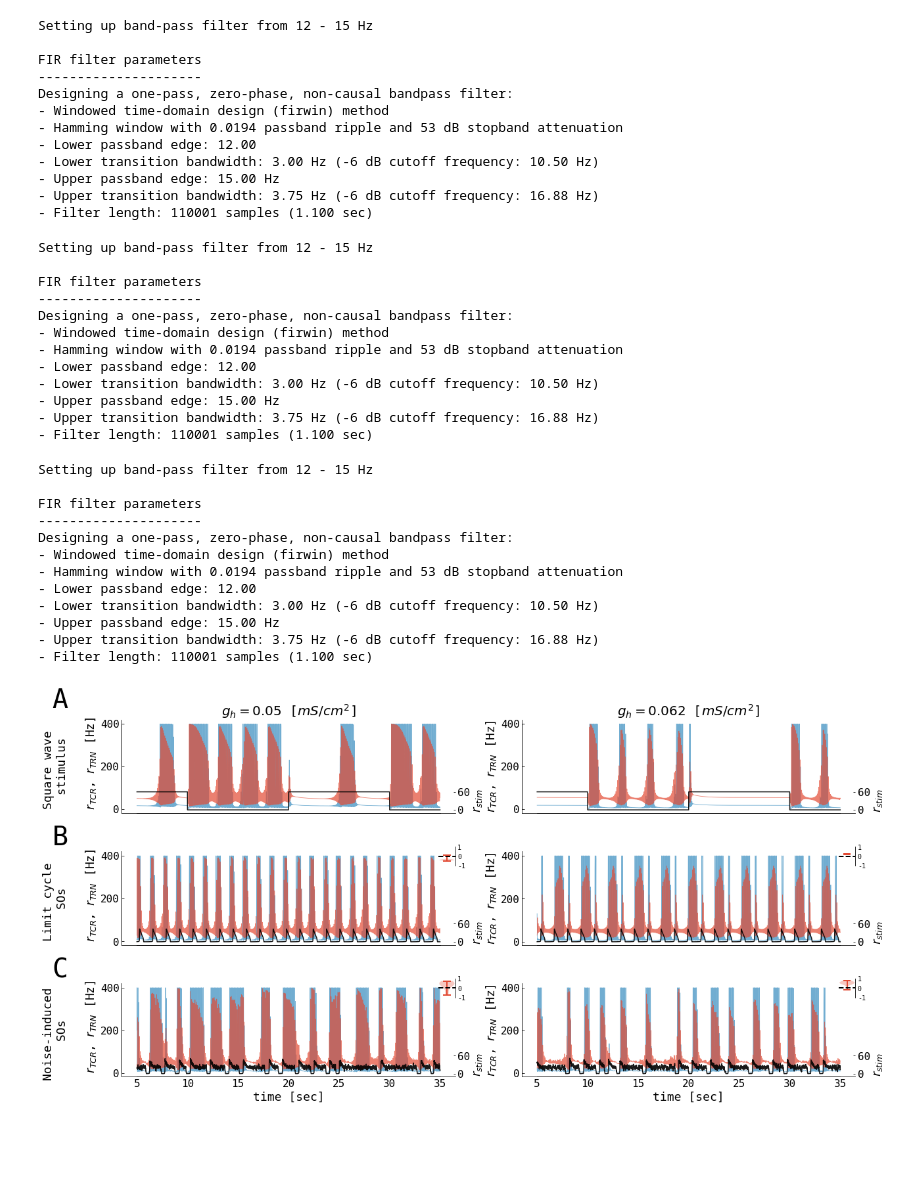
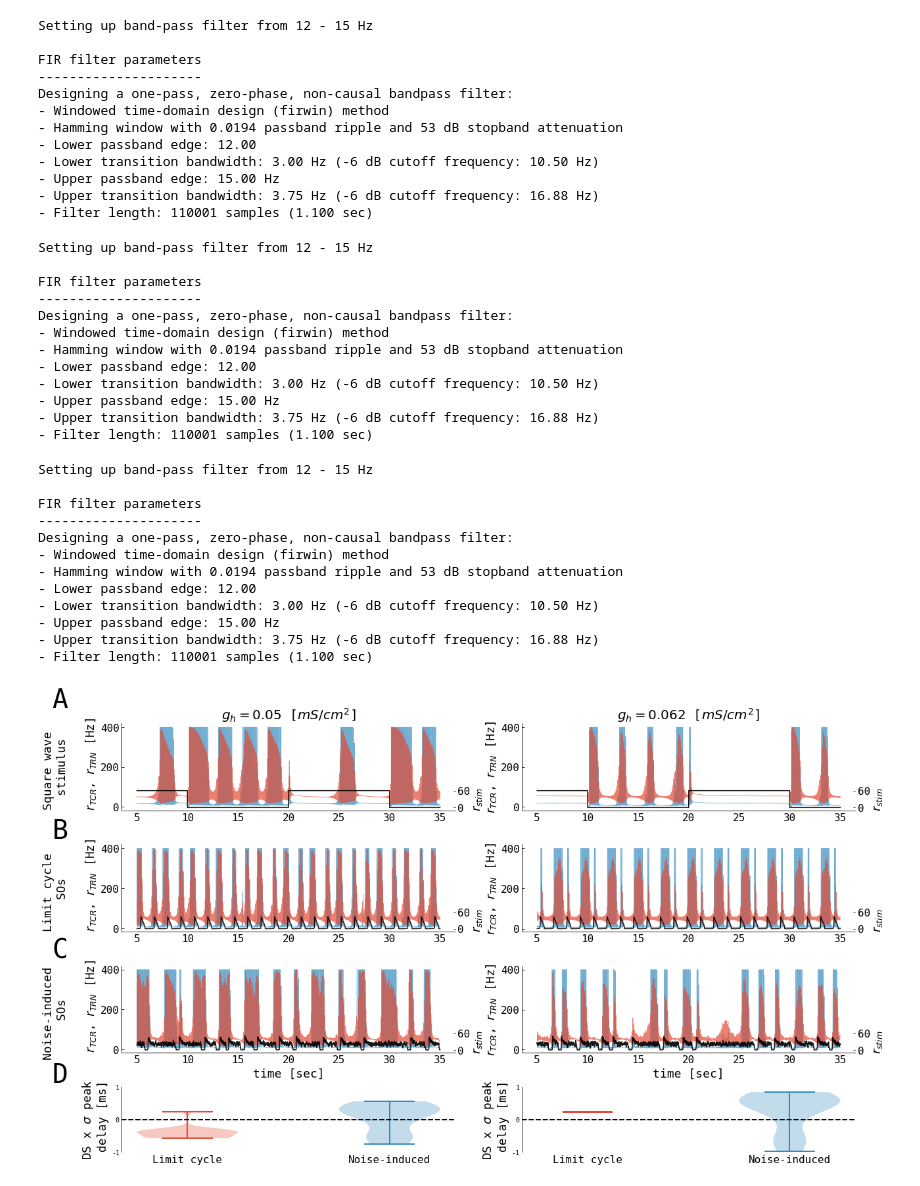
Before and after one commit to jajcayn/thalamocortical_model_study, a Jupyter notebook: fig6 - thalamus_square_stim_ts.ipynb, the cells around one changed output. Saved outputs shown, nothing was run; the diff lists cells and outputs as text; code cells hidden in the pictures; blank space fills up the shorter version.

```diff
--- a/fig6 - thalamus_square_stim_ts.ipynb
+++ b/fig6 - thalamus_square_stim_ts.ipynb
@@ -168,7 +168,7 @@ def ds_spindle_coupling(df):
     return pks_delay
 
 
-def plot_single(df, ax, ax2legend=False, delay_hist=False):
+def plot_single(df, ax, ax2legend=False):
     ax.plot(df.index, df["TRN"], color="C1", alpha=0.7, linewidth=0.8)
     ax.plot(df.index, df["TCR"], color="C0", alpha=0.7, linewidth=0.8)
     ax.set_yticklabels([0, 200, 400])
@@ -181,17 +181,6 @@ def plot_single(df, ax, ax2legend=False, delay_hist=False):
     ax2.set_ylim([-10, 300.0])
     ax2.set_yticks([0.0, 60.0])
     sns.despine(trim=False, ax=ax2)
-
-    if delay_hist:
-        pks_delay = ds_spindle_coupling(df)
-        axins = ax.inset_axes([0.95, 0.85, 0.05, 0.2])
-        axins.violinplot(pks_delay)
-        axins.set_xticklabels([])
-        axins.yaxis.tick_right()
-        axins.axhline(0.0, linestyle="--", color="k")
-        axins.set_ylim([-1.0, 1.0])
-        axins.set_yticklabels([-1, 0, 1], size=10)
-        sns.despine(ax=axins, bottom=True, right=False, left=True)
 # %%
 PERIOD = 20000
 noises = [0.0]  # , 0.005]
@@ -202,16 +191,18 @@ pbar = tqdm(total=3 * len(noises) * len(ghs))
 for noise in noises:
     fig, axs = plt.subplots(
         ncols=len(ghs),
-        nrows=5,
-        sharex=True,
+        nrows=7,
+        sharex=False,
         sharey=False,
-        figsize=(20, 10),
-        gridspec_kw={"height_ratios": [1, 0.15, 1, 0.15, 1]},
+        figsize=(20, 12),
+        gridspec_kw={"height_ratios": [1, 0.15, 1, 0.15, 1, 0.15, 0.75]},
     )
 
     for ax in axs[1, :]:
         ax.axis("off")
     for ax in axs[3, :]:
+        ax.axis("off")
+    for ax in axs[5, :]:
         ax.axis("off")
 
     for i, gh in enumerate(ghs):
@@ -219,7 +210,7 @@ for noise in noises:
         tcr_inp, trn_inp = thalamus.get_square_pulse_stim(stim_inp=30.0, period=PERIOD)
         df = thalamus.run(tcr_inp, trn_inp)
         ax = axs[0, i]
-        plot_single(df, ax, ax2legend=True, delay_hist=False)
+        plot_single(df, ax, ax2legend=True)
         ax.set_title(f"$g_{{h}}={gh}$ [$mS/cm^2$]")
         if i == 0:
             ax.set_ylabel("Square wave \n stimulus \n\n $r_{TCR}$, $r_{TRN}$ [Hz]")
@@ -234,14 +225,26 @@ for noise in noises:
             tcr_inp, trn_inp = thalamus.get_aln_so(e=aln_e, noise=aln_noise)
             df = thalamus.run(tcr_inp, trn_inp)
             ax = axs[2 * i + 2, k]
-            plot_single(df, ax, ax2legend=True, delay_hist=True)
+            plot_single(df, ax, ax2legend=True)
             if k == 0:
                 ax.set_ylabel(f"{subtitle} \n SOs \n\n $r_{{TCR}}$, $r_{{TRN}}$ [Hz]")
             else:
                 ax.set_ylabel("$r_{{TCR}}$, $r_{{TRN}}$ [Hz]")
+            pks_delay = ds_spindle_coupling(df)
+            ax = axs[-1, k]
+            ax.violinplot(pks_delay, [i])
+            ax.set_ylabel("DS x $\sigma$ peak \n delay [ms]")
+            ax.axhline(0.0, linestyle="--", color="k")
+            ax.set_ylim([-1.0, 1.0])
+            ax.set_yticklabels([-1, 0, 1], size=10)
+            sns.despine(ax=ax, bottom=True, right=True, left=False)
             pbar.update(1)
 
     for ax in axs[-1, :]:
+        ax.set_xticks([0, 1])
+        ax.set_xticklabels([subtit for _, _, subtit in aln_settings])
+
+    for ax in axs[-3, :]:
         ax.set_xlabel("time [sec]")
 
     plt.text(
@@ -255,7 +258,7 @@ for noise in noises:
     )
     plt.text(
         0.06,
-        0.63,
+        0.69,
         "B",
         ha="center",
         va="center",
@@ -264,8 +267,17 @@ for noise in noises:
     )
     plt.text(
         0.06,
-        0.35,
+        0.48,
         "C",
+        ha="center",
+        va="center",
+        transform=fig.transFigure,
+        fontsize=40,
+    )
+    plt.text(
+        0.06,
+        0.26,
+        "D",
         ha="center",
         va="center",
         transform=fig.transFigure,
@@ -304,31 +316,31 @@ Designing a one-pass, zero-phase, non-causal bandpass filter:
 - Hamming window with 0.0194 passband ripple and 53 dB stopband attenuation
 - Lower passband edge: 12.00
 - Lower transition bandwidth: 3.00 Hz (-6 dB cutoff frequency: 10.50 Hz)
 - Upper passband edge: 15.00 Hz
 - Upper transition bandwidth: 3.75 Hz (-6 dB cutoff frequency: 16.88 Hz)
 - Filter length: 110001 samples (1.100 sec)
 Setting up band-pass filter from 12 - 15 Hz
 
 FIR filter parameters
 ---------------------
 Designing a one-pass, zero-phase, non-causal bandpass filter:
 - Windowed time-domain design (firwin) method
 - Hamming window with 0.0194 passband ripple and 53 dB stopband attenuation
 - Lower passband edge: 12.00
 - Lower transition bandwidth: 3.00 Hz (-6 dB cutoff frequency: 10.50 Hz)
 - Upper passband edge: 15.00 Hz
 - Upper transition bandwidth: 3.75 Hz (-6 dB cutoff frequency: 16.88 Hz)
 - Filter length: 110001 samples (1.100 sec)
 Setting up band-pass filter from 12 - 15 Hz
 
 FIR filter parameters
 ---------------------
 Designing a one-pass, zero-phase, non-causal bandpass filter:
 - Windowed time-domain design (firwin) method
 - Hamming window with 0.0194 passband ripple and 53 dB stopband attenuation
 - Lower passband edge: 12.00
 - Lower transition bandwidth: 3.00 Hz (-6 dB cutoff frequency: 10.50 Hz)
 - Upper passband edge: 15.00 Hz
 - Upper transition bandwidth: 3.75 Hz (-6 dB cutoff frequency: 16.88 Hz)
 - Filter length: 110001 samples (1.100 sec)
-[figure, old version]
+[figure, new version]
```
Also changed, not shown: 3 other files.
